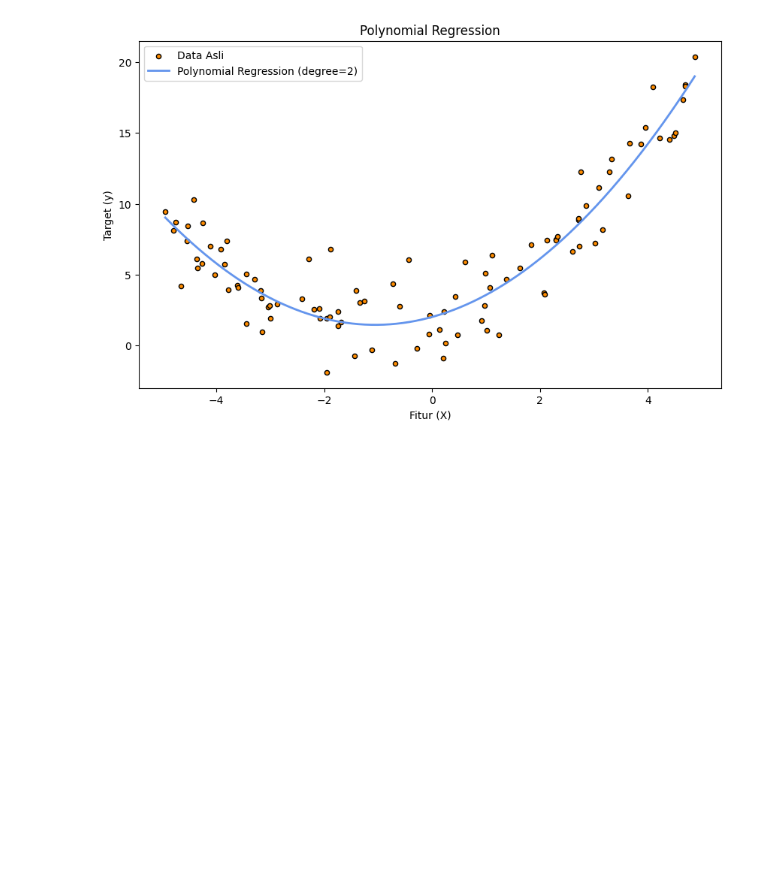
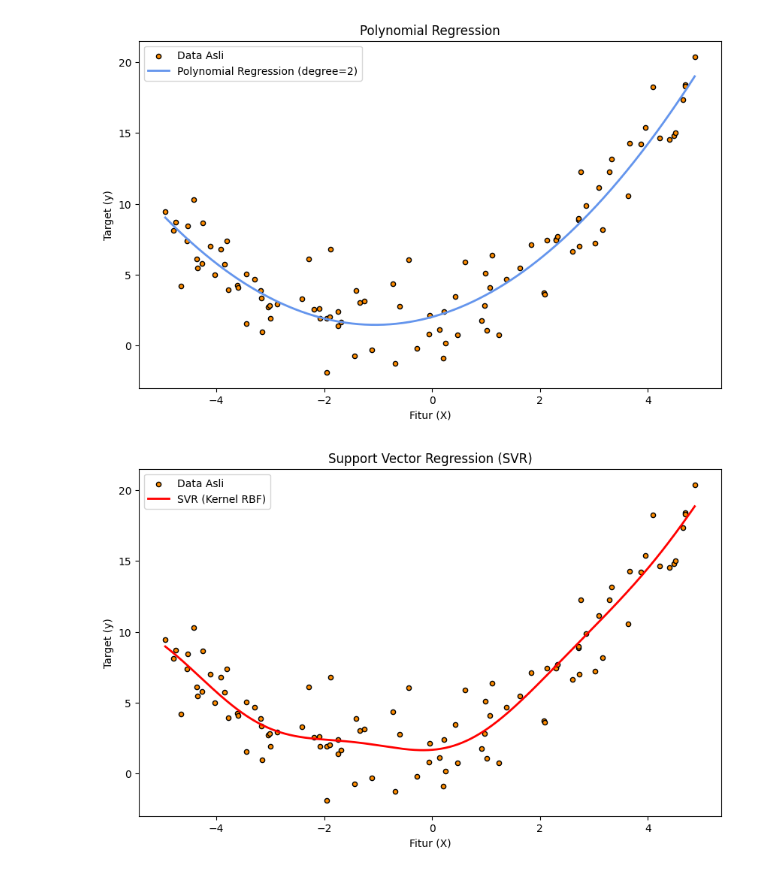
Before and after one commit to HansenDafa/machine-learning, a Jupyter notebook: supervised/regression/linear-regression/main.ipynb, the cells around one changed output. Cells and saved outputs as stored; diff of their text form; code cells hidden in the pictures; blank space fills up the shorter version.

Commit message:
support-vector-regression

```diff
--- a/supervised/regression/linear-regression/main.ipynb
+++ b/supervised/regression/linear-regression/main.ipynb
@@ -189,3 +189,42 @@ plt.legend()
 plt.show()
 # %% [output]
 [figure]
+# %%
+from sklearn.svm import SVR
+from sklearn.preprocessing import StandardScaler # SVR sensitif terhadap skala fitur
+
+# Penting: SVR seringkali bekerja lebih baik dengan data yang diskalakan
+# Kita skala X dan y
+scaler_x = StandardScaler()
+scaler_y = StandardScaler()
+
+X_scaled = scaler_x.fit_transform(X)
+# y perlu di reshape ke 2D untuk scaler, lalu kembali ke 1D untuk SVR fit
+y_scaled = scaler_y.fit_transform(y.reshape(-1, 1)).ravel()
+
+# Inisialisasi model SVR dengan kernel RBF (umum digunakan untuk non-linear)
+# C: Parameter regulasi. Semakin besar C, semakin kecil toleransi error.
+# epsilon: Menentukan margin di mana tidak ada penalti yang terkait dengan error.
+svr_model = SVR(kernel='rbf', C=100, gamma='scale', epsilon=0.1) # gamma='scale' adalah default yang baik
+
+# Melatih model pada data yang diskalakan
+svr_model.fit(X_scaled, y_scaled)
+
+# Membuat prediksi (pada X_plot yang juga diskalakan)
+X_plot_scaled = scaler_x.transform(X_plot)
+y_svr_pred_scaled = svr_model.predict(X_plot_scaled)
+
+# Mengembalikan prediksi ke skala asli
+y_svr_pred = scaler_y.inverse_transform(y_svr_pred_scaled.reshape(-1, 1))
+
+# Plot hasil
+plt.figure(figsize=(10, 6))
+plt.scatter(X, y, s=20, edgecolor="black", c="darkorange", label="Data Asli")
+plt.plot(X_plot, y_svr_pred, color="red", linewidth=2, label="SVR (Kernel RBF)")
+plt.xlabel("Fitur (X)")
+plt.ylabel("Target (y)")
+plt.title("Support Vector Regression (SVR)")
+plt.legend()
+plt.show()
+# %% [output]
+[figure, added]
```
